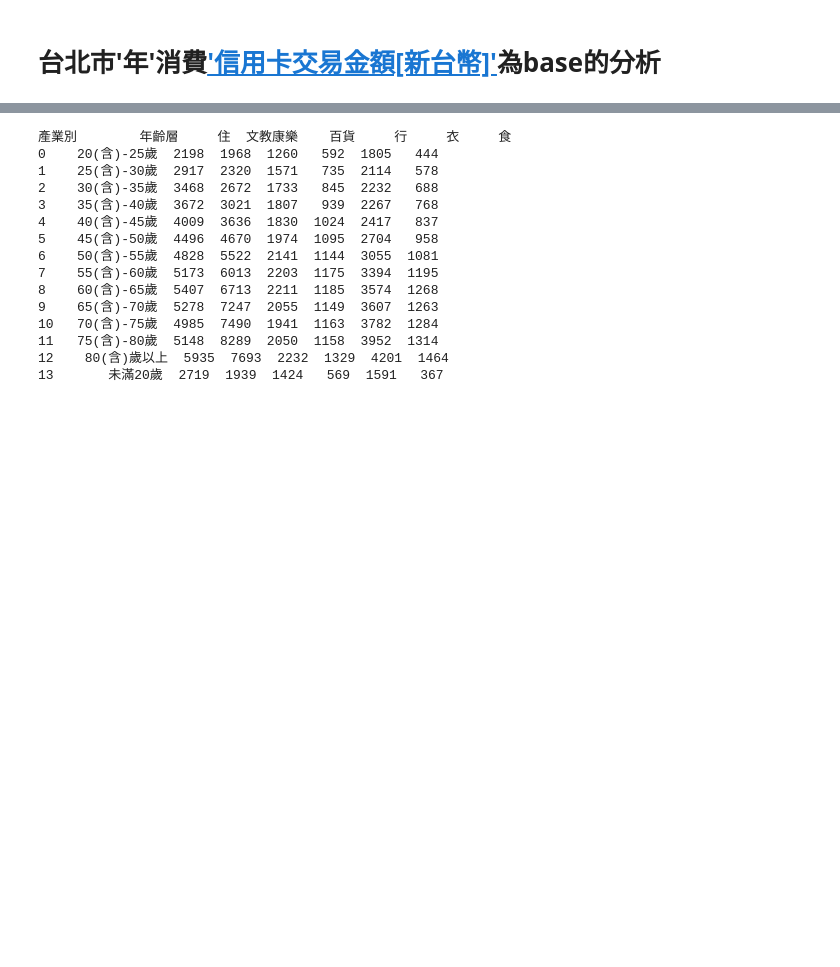
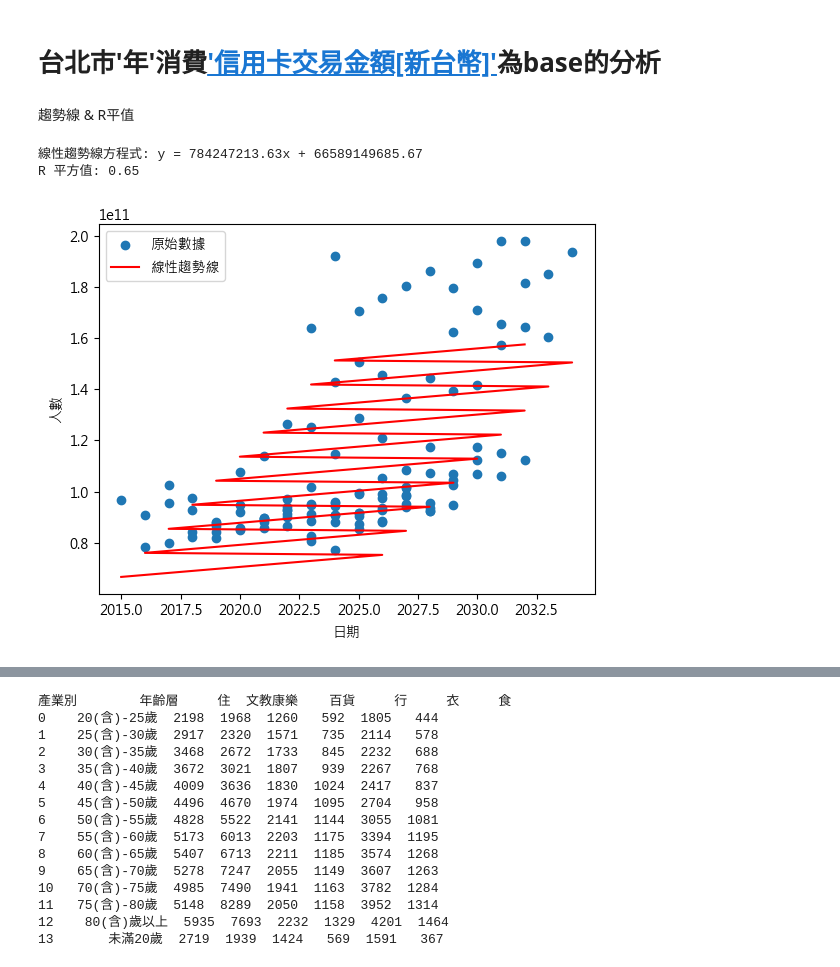
Before and after one commit to George1120901/..__creditcard__, a Jupyter notebook: test5-heatMap.ipynb, the cells around one changed output, grey strips where cells are left out. Drawn from its saved outputs; the diff is of its cells as text; code cells hidden in the pictures; blank space fills up the shorter version.

```diff
--- a/test5-heatMap.ipynb
+++ b/test5-heatMap.ipynb
@@ -879,3 +881,51 @@ pivot_table_area.reset_index(inplace=True)
 
 # 顯示結果
 print(pivot_table_area)
+# %% [markdown]
+趨勢線 & R平值
+# %%
+import numpy as np
+from scipy.stats import linregress
+import pandas as pd
+import matplotlib.pyplot as plt
+
+# 創建一個範例 DataFrame
+#data = {'x': [1, 2, 3, 4, 5],
+#        'y': [2, 4, 5, 4, 5]}
+#df = pd.DataFrame(data)
+##df_consume = pd.df_b['信用卡交易金額[新台幣]']
+#df_consume = df_a.groupby(['年', '月'])['信用卡交易金額[新台幣]'].agg({'信用卡交易金額[新台幣]': 'sum'}).reset_index()
+#df_consume = df_a.groupby(['年', '月'])['信用卡交易金額[新台幣]'].agg('信用卡交易金額[新台幣]'='sum').reset_index()
+df_consume = df_a.groupby(['年', '月']).agg({'信用卡交易金額[新台幣]': 'sum', '信用卡交易筆數': 'sum'}).reset_index()
+df_consume['信用卡交易金額[百萬]'] = df_consume['信用卡交易金額[新台幣]']/1000000
+df_consume['年月'] = df_consume['年']+df_consume['月']
+
+
+# 提取 x 和 y 的數據
+x = df_consume['年月']
+y = df_consume['信用卡交易金額[新台幣]']
+
+# 計算線性趨勢線
+slope, intercept, r_value, p_value, std_err = linregress(np.arange(len(x)), y)
+
+# 計算預測值
+y_pred = intercept + slope * np.arange(len(x))
+
+# 計算 R 平方值
+r_squared = r_value**2
+
+# 打印線性趨勢線的方程式和 R 平方值
+print(f'線性趨勢線方程式: y = {slope:.2f}x + {intercept:.2f}')
+print(f'R 平方值: {r_squared:.2f}')
+
+# 繪製原始數據和線性趨勢線
+plt.scatter(x, y, label='原始數據')
+plt.plot(x, y_pred, color='red', label='線性趨勢線')
+plt.xlabel('日期')
+plt.ylabel('人數')
+plt.legend()
+plt.show()
+# %% [output]
+線性趨勢線方程式: y = 784247213.63x + 66589149685.67
+R 平方值: 0.65
+[figure, added]
```
Also changed, not shown: parts of 5 cells of this notebook.
